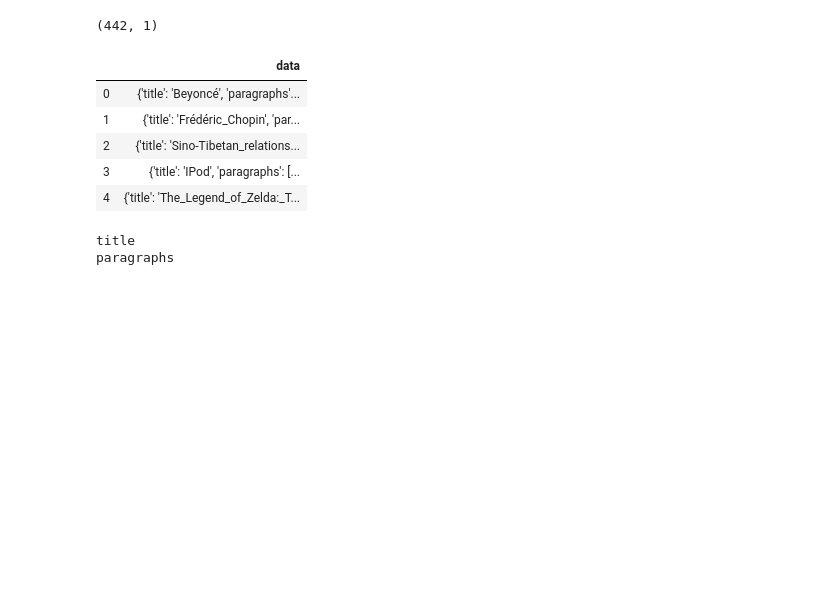
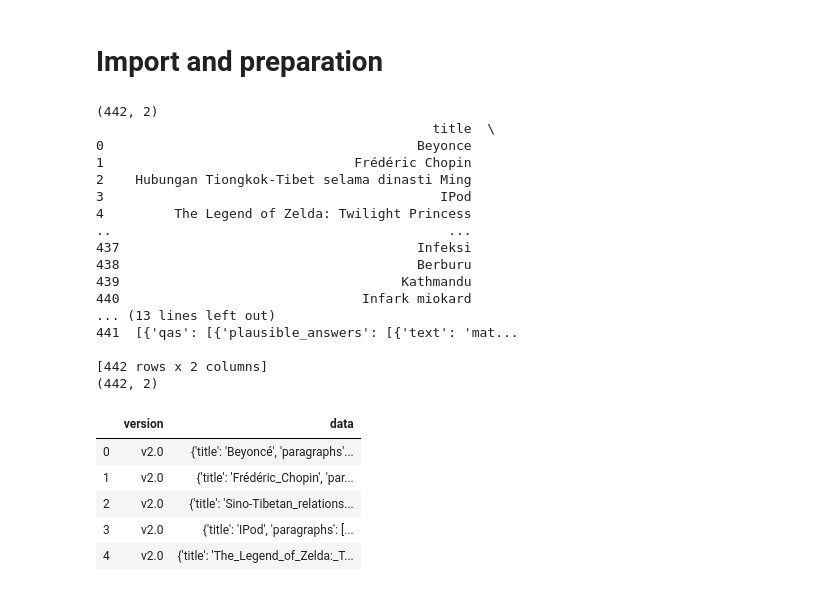
Before and after one commit to FerdiantJoshua/question-generator, a Jupyter notebook: Question_Generator.ipynb, the cells around one changed output. Drawn from its saved outputs; the diff is of its cells as text; code cells hidden in the pictures; blank space fills up the shorter version.

Commit message:
Improve answer finding

```diff
--- a/Question_Generator.ipynb
+++ b/Question_Generator.ipynb
@@ -1 +1,3 @@
+# %% [markdown]
+# Import and preparation
 # %%
@@ -5,22 +17,36 @@ import matplotlib.pyplot as plt
 # %%
 SQUAD_DATASET_PATH = 'Datasets/SQuAD/v2.0/train-v2.0-translated.json'
 
 df_squad = pd.read_json(SQUAD_DATASET_PATH)
-df_squad = df_squad.drop(columns=['version'])
+df_squad = df_squad
 print(df_squad.shape)
-df_squad.head()
+print(df_squad)
+
+df_squad_original = pd.read_json('Datasets/SQuAD/v2.0/train-v2.0.json')
+print(df_squad_original.shape)
+df_squad_original.head()
 # %% [output]
-(442, 1)
+(442, 2)
+                                           title  \
+0                                        Beyonce
+1                                Frédéric Chopin
+2    Hubungan Tiongkok-Tibet selama dinasti Ming
+3                                           IPod
+4         The Legend of Zelda: Twilight Princess
+..                                           ...
+437                                      Infeksi
+438                                      Berburu
+439                                    Kathmandu
+440                               Infark miokard
+... (13 lines left out)
+441  [{'qas': [{'plausible_answers': [{'text': 'mat...
+
+[442 rows x 2 columns]
+(442, 2)
-|  | data |
-| 0 | {'title': 'Beyoncé', 'paragraphs'... |
-| 1 | {'title': 'Frédéric_Chopin', 'par... |
-| 2 | {'title': 'Sino-Tibetan_relations... |
-| 3 | {'title': 'IPod', 'paragraphs': [... |
-| 4 | {'title': 'The_Legend_of_Zelda:_T... |
+|  | version | data |
+| 0 | v2.0 | {'title': 'Beyoncé', 'paragraphs'... |
+| 1 | v2.0 | {'title': 'Frédéric_Chopin', 'par... |
+| 2 | v2.0 | {'title': 'Sino-Tibetan_relations... |
+| 3 | v2.0 | {'title': 'IPod', 'paragraphs': [... |
+| 4 | v2.0 | {'title': 'The_Legend_of_Zelda:_T... |
-# %%
-for key in df_squad['data'][0].keys():
-    print(key)
-# %% [output]
-title
-paragraphs
 # %%
```
Also changed, not shown: parts of 36 cells of this notebook.
